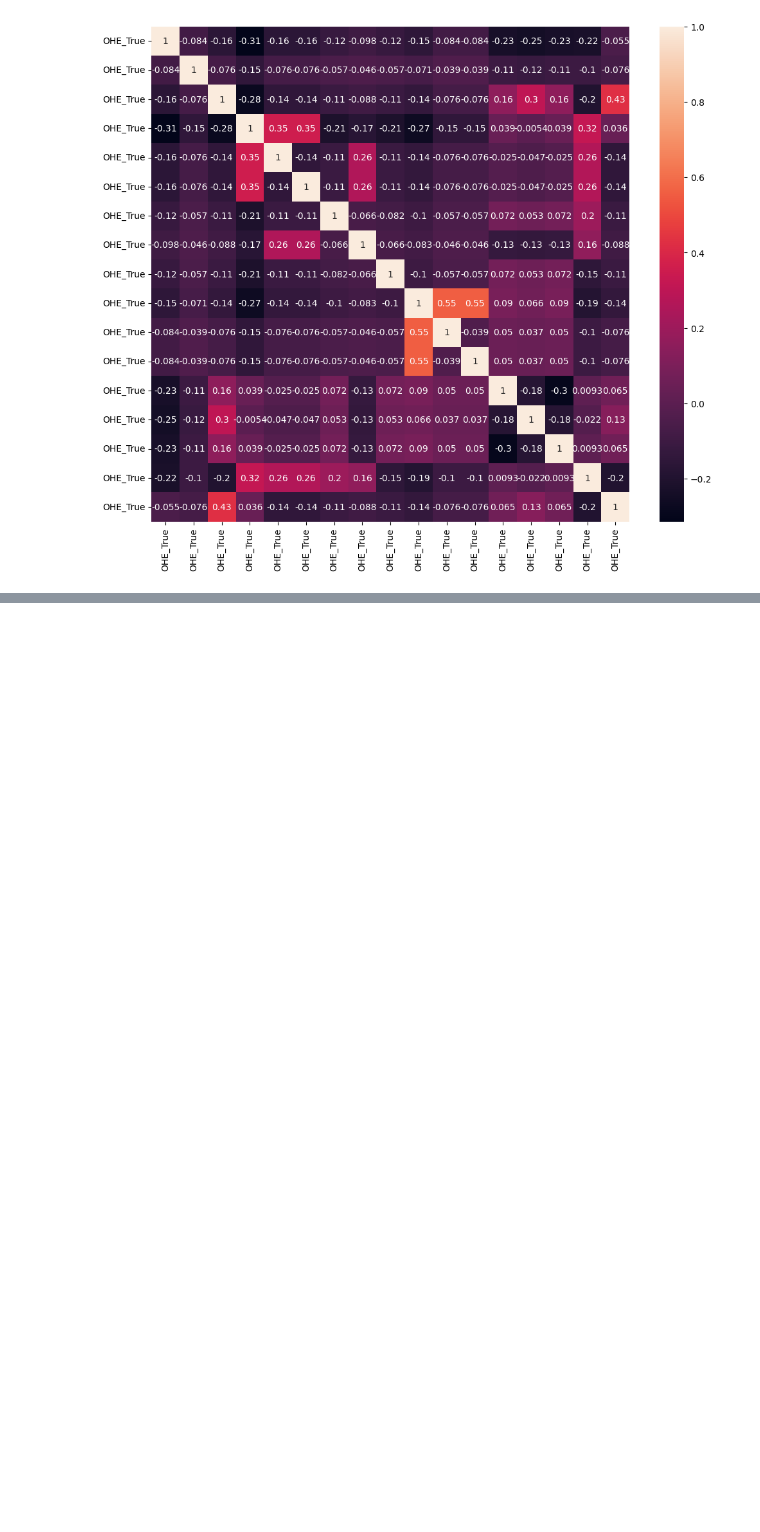
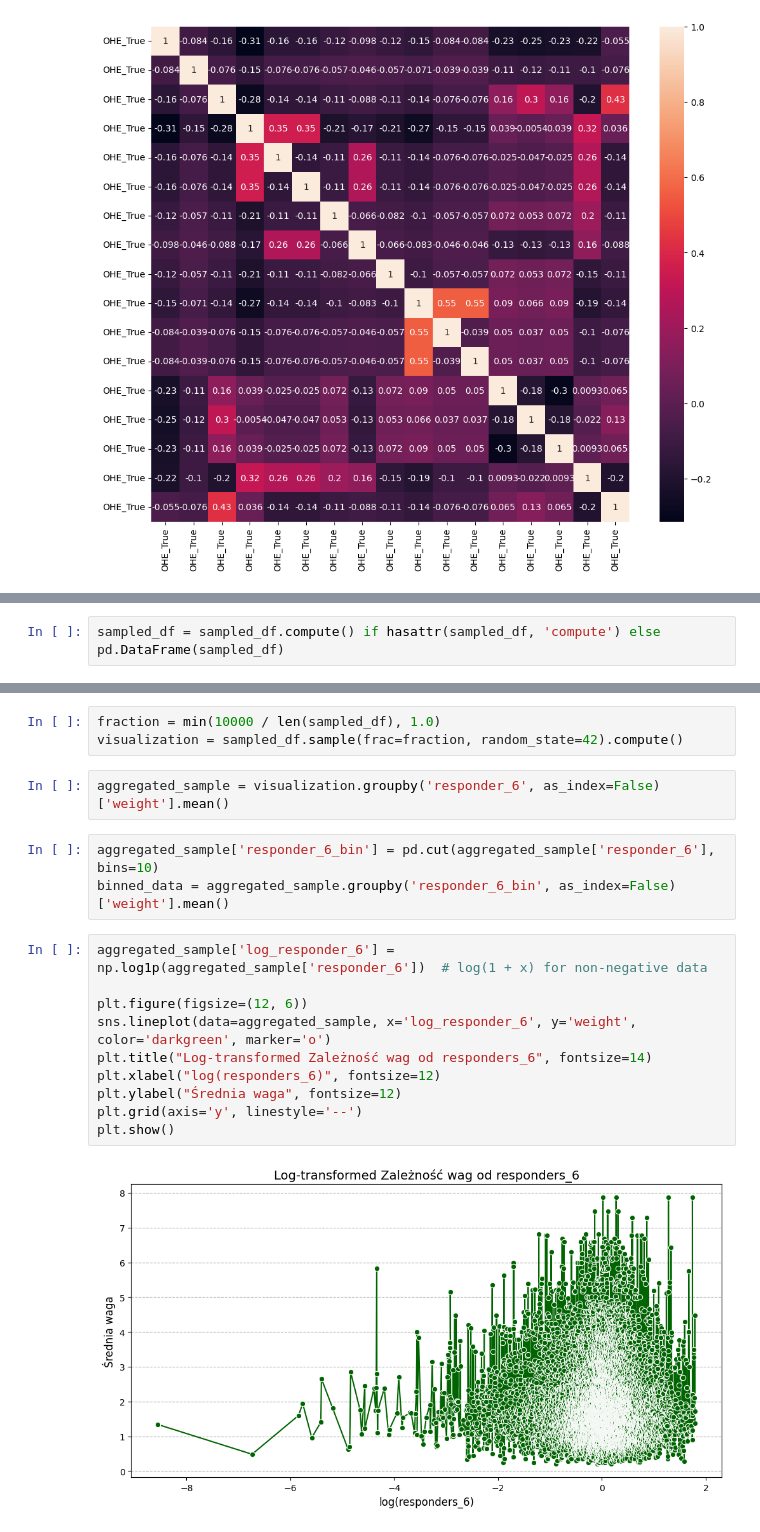
Before and after one commit to Pheoxis/Jane_Street, a Jupyter notebook: EDA.ipynb, the cells around one changed output, grey strips where cells are left out. Cells and saved outputs as stored; diff of their text form; blank space fills up the shorter version.

Commit message:
zależność respond_6 od weight

```diff
--- a/EDA.ipynb
+++ b/EDA.ipynb
@@ -314,0 +317,2 @@ sns.heatmap(df_categorical.corr(),annot=True);
+# %%
+sampled_df = sampled_df.compute() if hasattr(sampled_df, 'compute') else pd.DataFrame(sampled_df)
@@ -314,0 +332,20 @@ sns.heatmap(df_categorical.corr(),annot=True);
+# %%
+fraction = min(10000 / len(sampled_df), 1.0)
+visualization = sampled_df.sample(frac=fraction, random_state=42).compute()
+# %%
+aggregated_sample = visualization.groupby('responder_6', as_index=False)['weight'].mean()
+# %%
+aggregated_sample['responder_6_bin'] = pd.cut(aggregated_sample['responder_6'], bins=10)
+binned_data = aggregated_sample.groupby('responder_6_bin', as_index=False)['weight'].mean()
+# %%
+aggregated_sample['log_responder_6'] = np.log1p(aggregated_sample['responder_6'])  # log(1 + x) for non-negative data
+
+plt.figure(figsize=(12, 6))
+sns.lineplot(data=aggregated_sample, x='log_responder_6', y='weight', color='darkgreen', marker='o')
+plt.title("Log-transformed Zależność wag od responders_6", fontsize=14)
+plt.xlabel("log(responders_6)", fontsize=12)
+plt.ylabel("Średnia waga", fontsize=12)
+plt.grid(axis='y', linestyle='--')
+plt.show()
+# %% [output]
+[figure, added]
```
Also changed, not shown: parts of 5 cells of this notebook.
